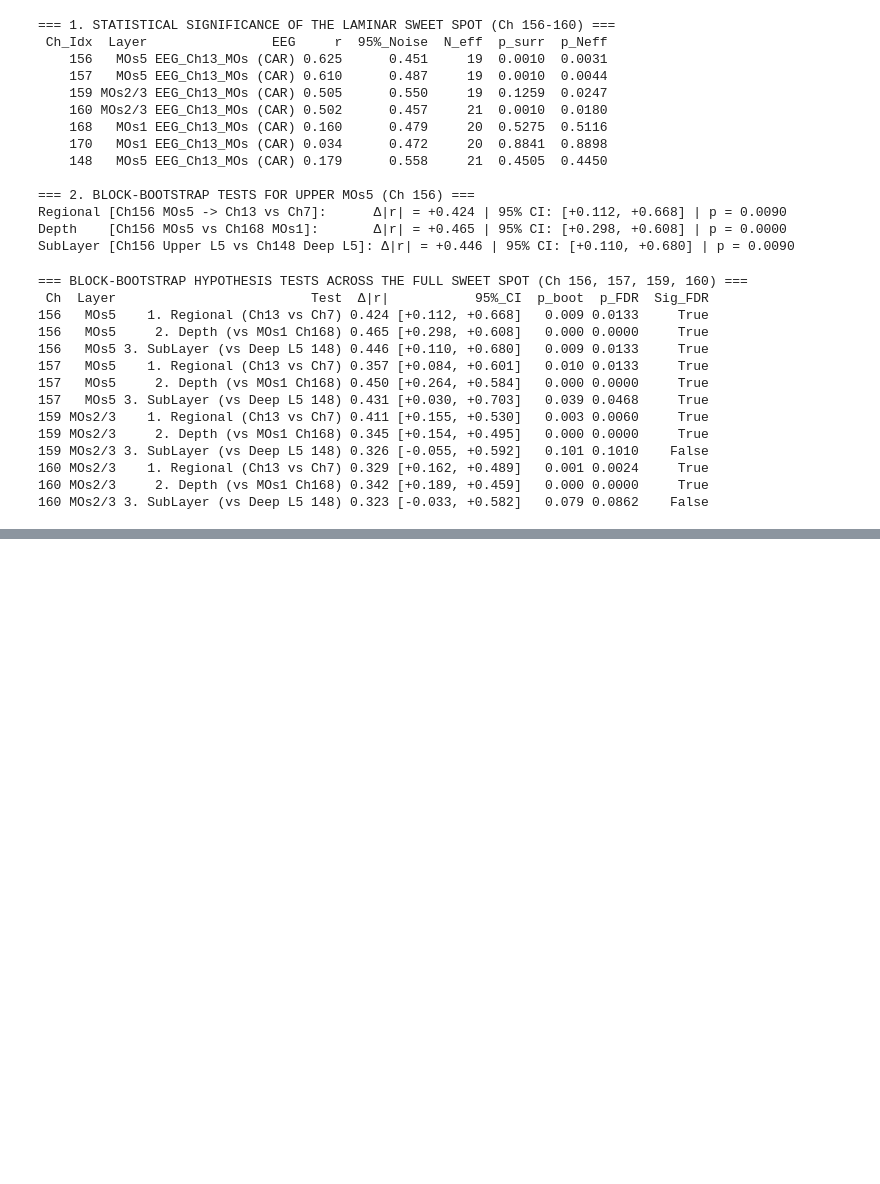
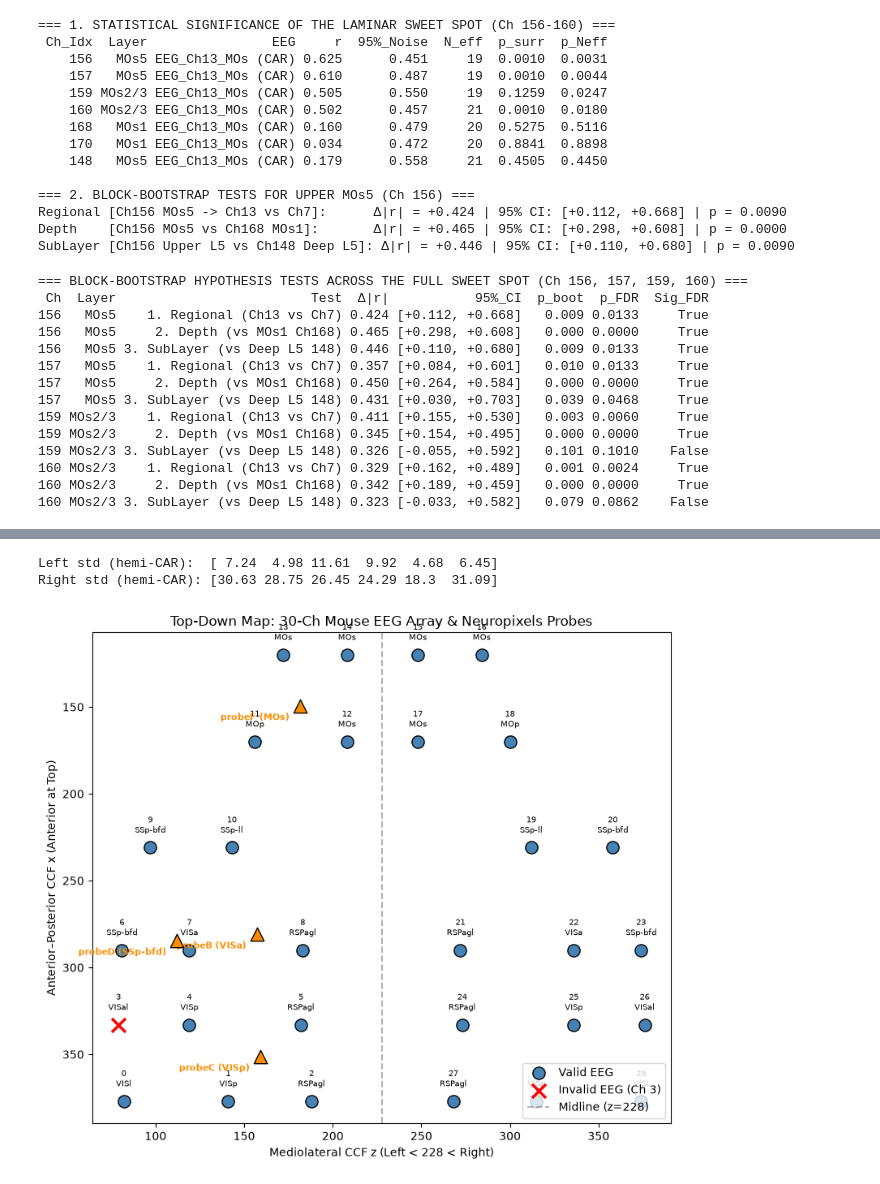
Before and after one commit to saasberkeley/dc-allen, a Jupyter notebook: code/python/notebooks/awake_iso_eeg_lfp.ipynb, the cells around one changed output, grey strips where cells are left out. Drawn from its saved outputs; the diff is of its cells as text; code cells hidden in the pictures; blank space fills up the shorter version.

Commit message:
checked across probes

```diff
--- a/code/python/notebooks/awake_iso_eeg_lfp.ipynb
+++ b/code/python/notebooks/awake_iso_eeg_lfp.ipynb
@@ -1817,0 +2102,4 @@ print(df_boot_all.to_string(index=False))
+# %%
+with h5py.File(awake_path, "r") as fa:
+    print("EEG keys:", list(fa["eeg"].keys()))
+    print("LFP keys:", list(fa["lfp"].keys()))
@@ -1817,0 +2204,57 @@ print(df_boot_all.to_string(index=False))
+# %%
+# Exclude invalid Ch 3, then compute separate Left (0-14) and Right (15-29) CAR
+left_valid  = [c for c in range(0, 15) if c != 3]
+right_valid = list(range(15, 30))
+
+eeg_car_hemi = awake_eeg.copy()
+eeg_car_hemi[:, left_valid]  -= np.median(awake_eeg[:, left_valid], axis=1, keepdims=True)
+eeg_car_hemi[:, right_valid] -= np.median(awake_eeg[:, right_valid], axis=1, keepdims=True)
+
+print("Left std (hemi-CAR): ", np.round(np.std(eeg_car_hemi[:, [1, 4, 6, 9, 7, 13]], axis=0), 2))
+print("Right std (hemi-CAR):", np.round(np.std(eeg_car_hemi[:, [28, 25, 23, 20, 22, 16]], axis=0), 2))
+# %% [output]
+Left std (hemi-CAR):  [ 7.24  4.98 11.61  9.92  4.68  6.45]
+Right std (hemi-CAR): [30.63 28.75 26.45 24.29 18.3  31.09]
+# %%
+import h5py
+import numpy as np
+import matplotlib.pyplot as plt
+
+with h5py.File(awake_path, "r") as fa:
+    eeg_x = fa["eeg/x"][:]          # Anterior (low) -> Posterior (high)
+    eeg_z = fa["eeg/z"][:]          # Left (<228) -> Right (>228)
+    eeg_locs = fa["eeg/location"][:].astype(str)
+    eeg_valid = fa["eeg/is_data_valid"][:]
+
+# Your 4 Neuropixels probe mean coordinates from the NWB check
+probes = {
+    "probeF (MOs)":     (149.51, 181.53),
+    "probeD (SSp-bfd)": (284.66, 112.07),
+    "probeB (VISa)":    (280.98, 157.11),
+    "probeC (VISp)":    (351.41, 159.07),
+}
+
+fig, ax = plt.subplots(figsize=(8, 7))
+
+# Plot valid vs invalid EEG channels (z on X-axis = Left/Right, x on Y-axis = Anterior/Posterior)
+ax.scatter(eeg_z[eeg_valid], eeg_x[eeg_valid], c="steelblue", s=120, edgecolors="k", zorder=3, label="Valid EEG")
+ax.scatter(eeg_z[~eeg_valid], eeg_x[~eeg_valid], c="red", marker="x", s=150, linewidths=2.5, zorder=4, label="Invalid EEG (Ch 3)")
+
+for i in range(len(eeg_x)):
+    ax.text(eeg_z[i], eeg_x[i] - 7, f"{i}\n{eeg_locs[i]}", fontsize=7.5, ha="center", va="bottom")
+
+# Overlay Neuropixels probe entry locations
+for name, (px, pz) in probes.items():
+    ax.scatter(pz, px, c="darkorange", marker="^", s=140, edgecolors="k", zorder=5)
+    ax.text(pz - 6, px + 8, name, fontsize=8, fontweight="bold", color="darkorange", ha="right")
+
+ax.axvline(228, color="gray", linestyle="--", alpha=0.6, label="Midline (z=228)")
+ax.invert_yaxis()  # Put Anterior (MOs) at the top, Posterior (VISp) at the bottom
+ax.set_xlabel("Mediolateral CCF z (Left < 228 < Right)")
+ax.set_ylabel("Anterior–Posterior CCF x (Anterior at Top)")
+ax.set_title("Top-Down Map: 30-Ch Mouse EEG Array & Neuropixels Probes")
+ax.legend(loc="lower right")
+plt.tight_layout()
+plt.show()
+# %% [output]
+[figure, added]
```
Also changed, not shown: parts of 14 cells of this notebook.
